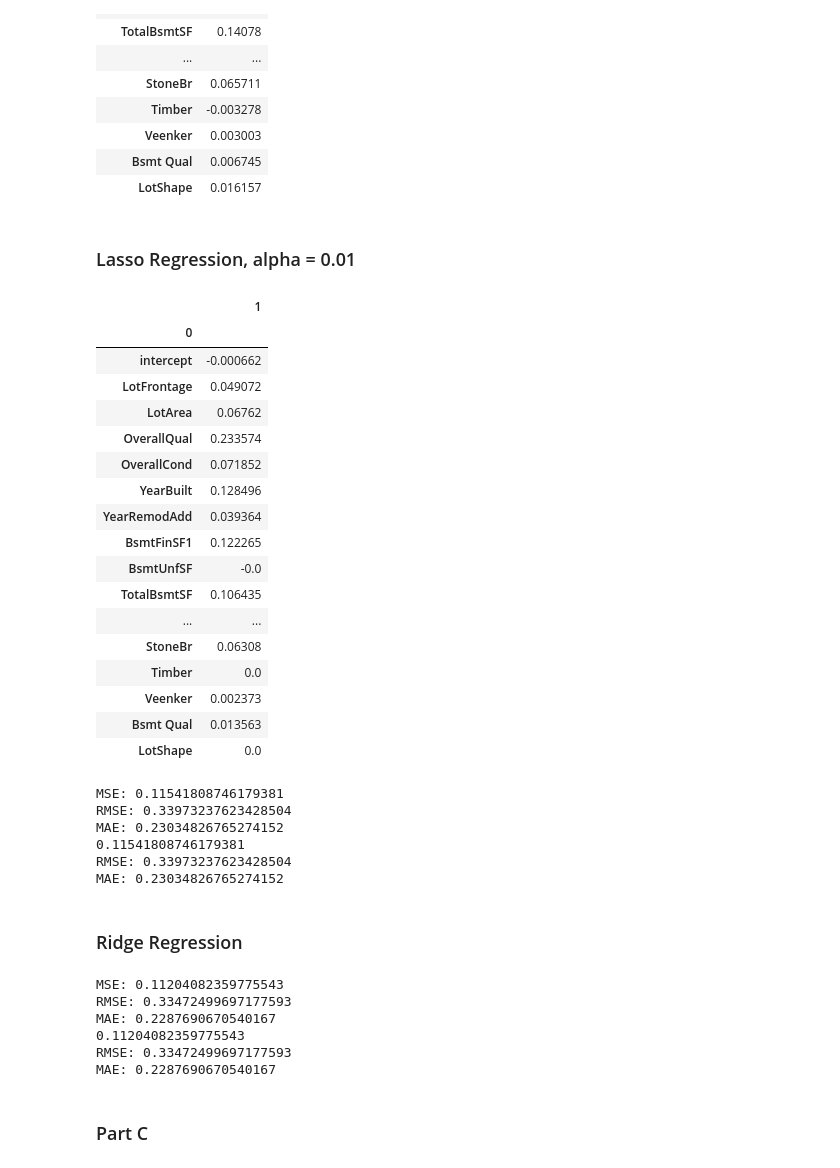
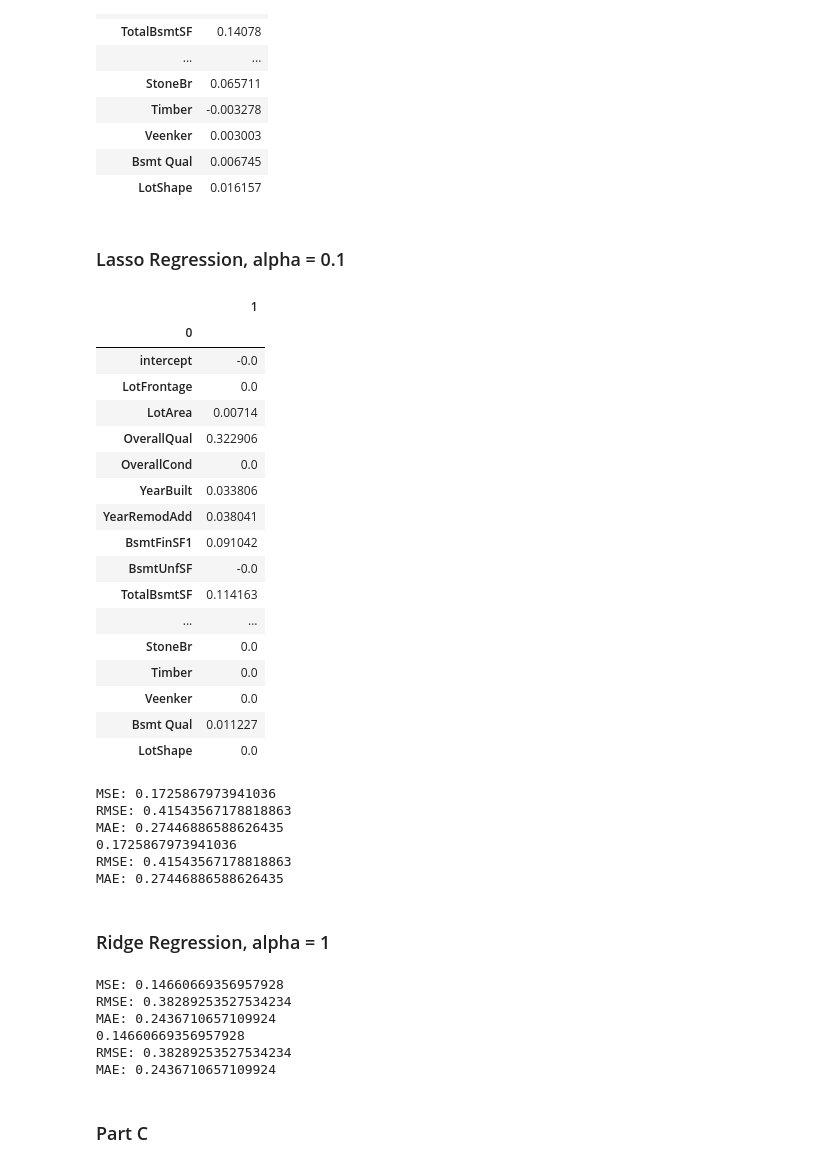
Before and after one commit to kanishsharma/rsm338, a Jupyter notebook: Project 1 - Iowa House Price/Iowa_Housing_Code.ipynb, the cells around one changed output. Drawn from its saved outputs; the diff is of its cells as text; code cells hidden in the pictures.

Commit message:
change alpha to 0.1 for lasso and 1 for ridge

```diff
--- a/Project 1 - Iowa House Price/Iowa_Housing_Code.ipynb
+++ b/Project 1 - Iowa House Price/Iowa_Housing_Code.ipynb
@@ -460,35 +460,35 @@ coeffs
 | Bsmt Qual | 0.006745 |
 | LotShape | 0.016157 |
 # %% [markdown]
-### Lasso Regression, alpha = 0.01
+### Lasso Regression, alpha = 0.1
 # %%
 # %%sql
 
 from sklearn.linear_model import Lasso
 
-lasso_reg = Lasso(alpha = 0.01)
+lasso_reg = Lasso(alpha = 0.1)
 lasso_reg.fit(X_train, Y_train)
 coeffs = pd.DataFrame([['intercept'] + list(X_train.columns),
         list(lasso_reg.intercept_) + list(lasso_reg.coef_)]).transpose().set_index(0)
 coeffs
 # %% [output]
 |  | 1 |
 | 0 |  |
-| intercept | -0.000662 |
-| LotFrontage | 0.049072 |
-| LotArea | 0.06762 |
-| OverallQual | 0.233574 |
-| OverallCond | 0.071852 |
-| YearBuilt | 0.128496 |
-| YearRemodAdd | 0.039364 |
-| BsmtFinSF1 | 0.122265 |
+| intercept | -0.0 |
+| LotFrontage | 0.0 |
+| LotArea | 0.00714 |
+| OverallQual | 0.322906 |
+| OverallCond | 0.0 |
+| YearBuilt | 0.033806 |
+| YearRemodAdd | 0.038041 |
+| BsmtFinSF1 | 0.091042 |
 | BsmtUnfSF | -0.0 |
-| TotalBsmtSF | 0.106435 |
+| TotalBsmtSF | 0.114163 |
 | ... | ... |
-| StoneBr | 0.06308 |
+| StoneBr | 0.0 |
 | Timber | 0.0 |
-| Veenker | 0.002373 |
-| Bsmt Qual | 0.013563 |
+| Veenker | 0.0 |
+| Bsmt Qual | 0.011227 |
 | LotShape | 0.0 |
 # %%
 prediction = lasso_reg.predict(X_train)
@@ -502,18 +502,18 @@ print(mse1)
 print("RMSE: " + str(np.sqrt(mse1)))
 print("MAE: " + str(mean_absolute_error(Y_train, prediction)))
 # %% [output]
-MSE: 0.11541808746179381
-RMSE: 0.33973237623428504
-MAE: 0.23034826765274152
-0.11541808746179381
-RMSE: 0.33973237623428504
-MAE: 0.23034826765274152
+MSE: 0.1725867973941036
+RMSE: 0.41543567178818863
+MAE: 0.27446886588626435
+0.1725867973941036
+RMSE: 0.41543567178818863
+MAE: 0.27446886588626435
 # %% [markdown]
-### Ridge Regression
+### Ridge Regression, alpha = 1
 # %%
 from sklearn.linear_model import Ridge
 
-alpha = 1800*0.01
+alpha = 1800*1
 ridge_reg = Ridge(alpha=alpha)
 ridge_reg.fit(X_train, Y_train)
 prediction = ridge_reg.predict(X_train)
@@ -527,12 +527,12 @@ print(mse1)
 print("RMSE: " + str(np.sqrt(mse1)))
 print("MAE: " + str(mean_absolute_error(Y_train, prediction)))
 # %% [output]
-MSE: 0.11204082359775543
-RMSE: 0.33472499697177593
-MAE: 0.2287690670540167
-0.11204082359775543
-RMSE: 0.33472499697177593
-MAE: 0.2287690670540167
+MSE: 0.14660669356957928
+RMSE: 0.38289253527534234
+MAE: 0.2436710657109924
+0.14660669356957928
+RMSE: 0.38289253527534234
+MAE: 0.2436710657109924
 # %% [markdown]
 ### Part C
 # %% [markdown]
```
Also changed, not shown: parts of 12 cells of this notebook.
